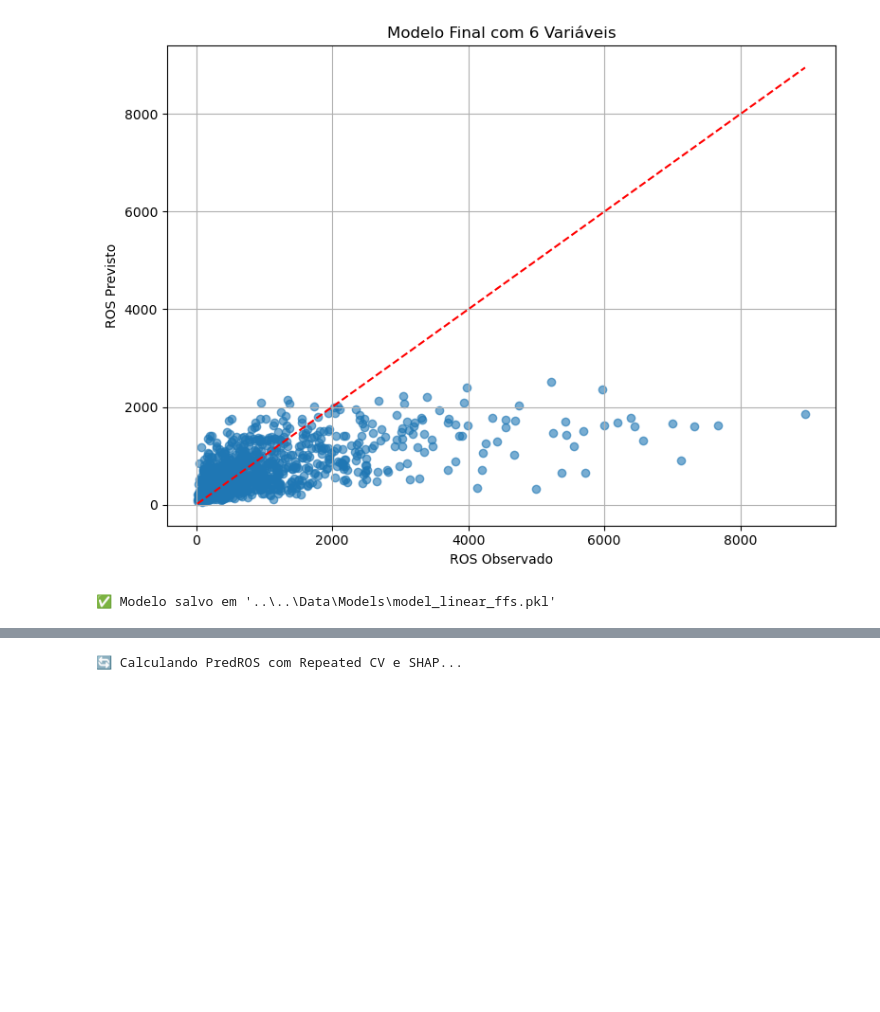
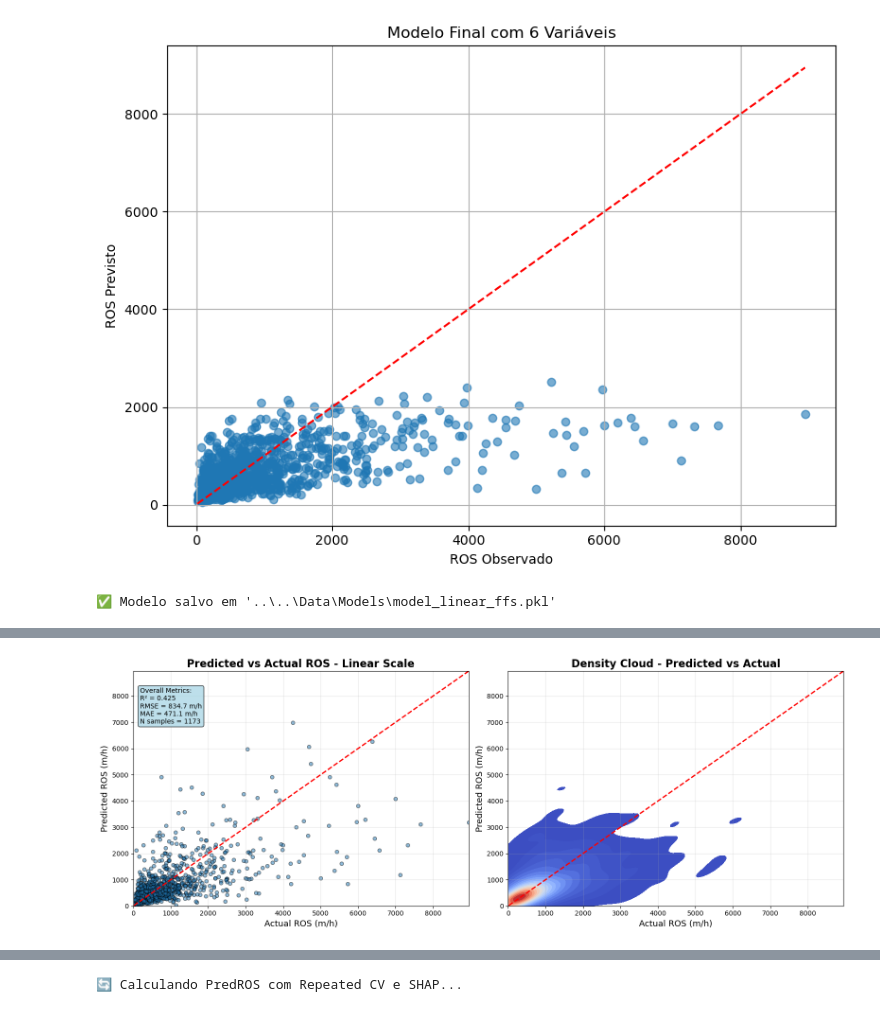
Before and after one commit to rafael-bork/FIRE-HACK-Project, a Jupyter notebook: Notebooks/4Models/Linear_model.ipynb, the cells around one changed output, grey strips where cells are left out. Cells and saved outputs as stored; diff of their text form; code cells hidden in the pictures; blank space fills up the shorter version.

```diff
--- a/Notebooks/4Models/Linear_model.ipynb
+++ b/Notebooks/4Models/Linear_model.ipynb
@@ -485,0 +557,81 @@ MAE (linear scale) = 505.4546
+# %%
+import matplotlib.pyplot as plt
+import seaborn as sns
+from sklearn.metrics import r2_score, mean_absolute_error, mean_squared_error
+import numpy as np
+
+# ============================================================
+# 1. Converter de log → linear
+# ============================================================
+y_actual_linear = inverse_safe_log(avg_actual_log)
+y_pred_linear = inverse_safe_log(avg_pred_log)
+
+# ============================================================
+# 2. Métricas lineares
+# ============================================================
+r2_linear = r2_score(y_actual_linear, y_pred_linear)
+rmse_linear_avg = np.sqrt(mean_squared_error(y_actual_linear, y_pred_linear))
+mae_linear_avg = mean_absolute_error(y_actual_linear, y_pred_linear)
+
+# ============================================================
+# 3. Scatter + 2D KDE plot
+# ============================================================
+fig, (ax1, ax2) = plt.subplots(
+    1, 2, figsize=(16, 6), gridspec_kw={'width_ratios': [1, 1]}
+)
+
+# Limites uniformes para ambos os gráficos
+min_val = min(y_actual_linear.min(), y_pred_linear.min())
+max_val = max(y_actual_linear.max(), y_pred_linear.max())
+
+# -------------------------
+# Left panel: Scatter plot
+# -------------------------
+ax1.scatter(y_actual_linear, y_pred_linear, alpha=0.5, edgecolor='k', s=30)
+ax1.plot([min_val, max_val], [min_val, max_val], 'r--', linewidth=2)
+
+ax1.set_title('Predicted vs Actual ROS - Linear Scale', fontsize=16, fontweight='bold')
+ax1.set_xlabel('Actual ROS (m/h)', fontsize=13)
+ax1.set_ylabel('Predicted ROS (m/h)', fontsize=13)
+
+metrics_text = (
+    f'Overall Metrics:\n'
+    f'R² = {r2_linear:.3f}\n'
+    f'RMSE = {rmse_linear_avg:.1f} m/h\n'
+    f'MAE = {mae_linear_avg:.1f} m/h\n'
+    f'N samples = {len(y_actual_linear)}'
+)
+ax1.text(
+    0.02, 0.93, metrics_text,
+    transform=ax1.transAxes, verticalalignment='top',
+    bbox=dict(boxstyle='round', facecolor='lightblue', alpha=0.8),
+    fontsize=10
+)
+
+ax1.set_xlim(0, max_val)
+ax1.set_ylim(0, max_val)
+ax1.grid(True, alpha=0.3)
+
+# -------------------------
+# Right panel: 2D KDE density plot
+# -------------------------
+sns.kdeplot(
+    x=y_actual_linear, y=y_pred_linear,
+    ax=ax2, fill=True, cmap="coolwarm",
+    levels=20, thresh=0.04
+)
+
+ax2.plot([min_val, max_val], [min_val, max_val], 'r--', linewidth=2)
+
+ax2.set_title('Density Cloud - Predicted vs Actual', fontsize=16, fontweight='bold')
+ax2.set_xlabel('Actual ROS (m/h)', fontsize=13)
+ax2.set_ylabel('Predicted ROS (m/h)', fontsize=13)
+
+ax2.set_xlim(0, max_val)
+ax2.set_ylim(0, max_val)
+ax2.grid(True, alpha=0.3)
+
+plt.tight_layout()
+plt.show()
+# %% [output]
+[figure, added]
```
Also changed, not shown: parts of 11 cells of this notebook, 22 other files.
